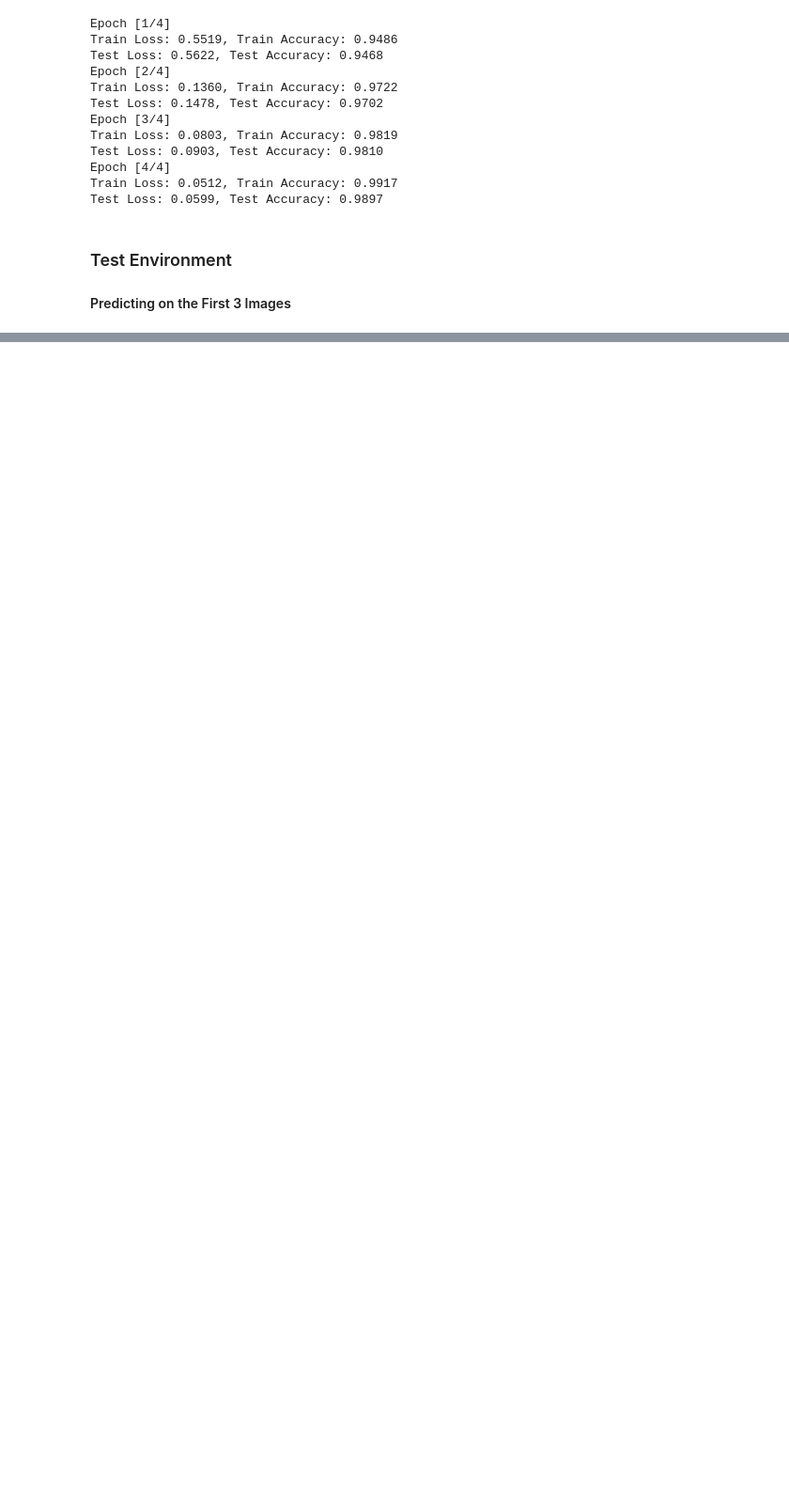
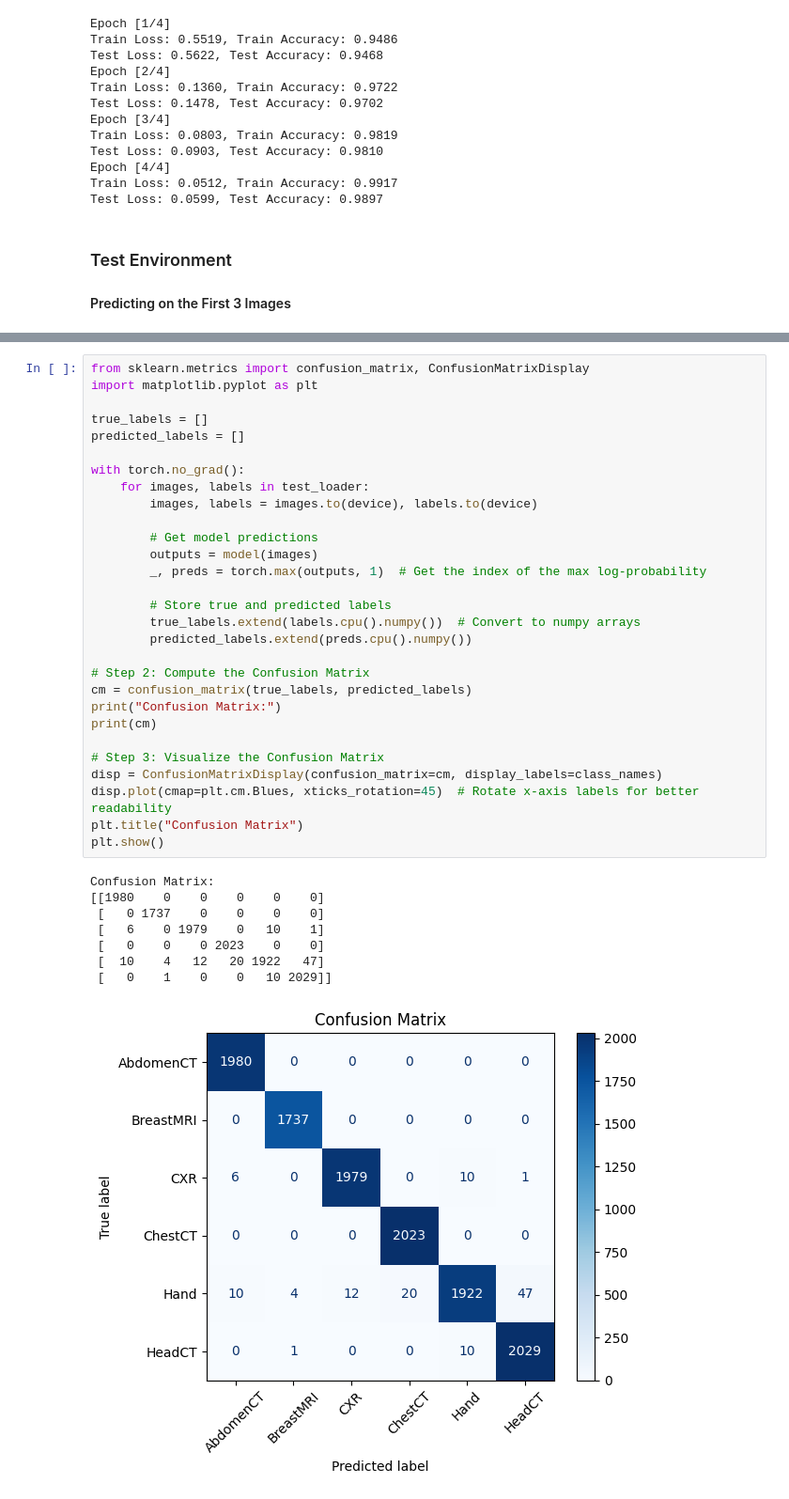
Before and after one commit to hunterDRuebsamen/CECS456FinalProject, a Jupyter notebook: final.ipynb, the cells around one changed output, grey strips where cells are left out. Shown: that part at 94% size. Drawn from its saved outputs; the diff is of its cells as text; blank space fills up the shorter version.

Commit message:
added confusion matrix

```diff
--- a/final.ipynb
+++ b/final.ipynb
@@ -200,0 +201,38 @@ Test Images:
+# %%
+from sklearn.metrics import confusion_matrix, ConfusionMatrixDisplay
+import matplotlib.pyplot as plt
+
+true_labels = []
+predicted_labels = []
+
+with torch.no_grad():
+    for images, labels in test_loader:
+        images, labels = images.to(device), labels.to(device)
+
+        # Get model predictions
+        outputs = model(images)
+        _, preds = torch.max(outputs, 1)  # Get the index of the max log-probability
+
+        # Store true and predicted labels
+        true_labels.extend(labels.cpu().numpy())  # Convert to numpy arrays
+        predicted_labels.extend(preds.cpu().numpy())
+
+# Step 2: Compute the Confusion Matrix
+cm = confusion_matrix(true_labels, predicted_labels)
+print("Confusion Matrix:")
+print(cm)
+
+# Step 3: Visualize the Confusion Matrix
+disp = ConfusionMatrixDisplay(confusion_matrix=cm, display_labels=class_names)
+disp.plot(cmap=plt.cm.Blues, xticks_rotation=45)  # Rotate x-axis labels for better readability
+plt.title("Confusion Matrix")
+plt.show()
+# %% [output]
+Confusion Matrix:
+[[1980    0    0    0    0    0]
+ [   0 1737    0    0    0    0]
+ [   6    0 1979    0   10    1]
+ [   0    0    0 2023    0    0]
+ [  10    4   12   20 1922   47]
+ [   0    1    0    0   10 2029]]
+[figure, added]
```
Also changed, not shown: parts of 1 cell of this notebook.
